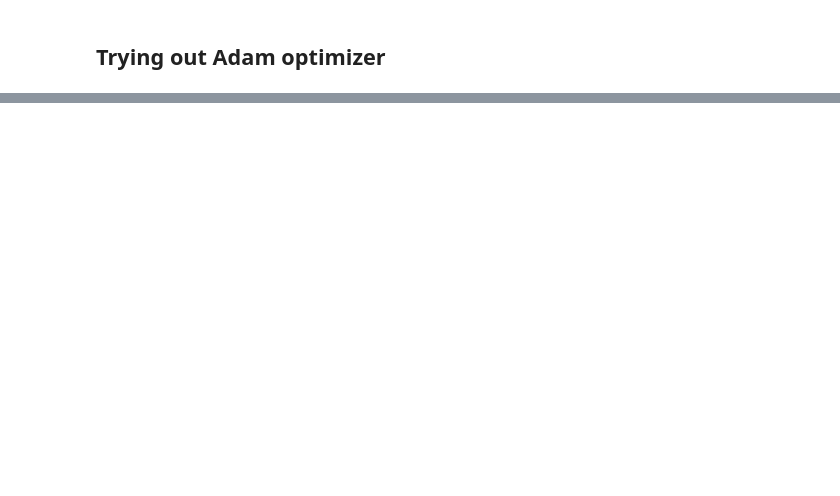
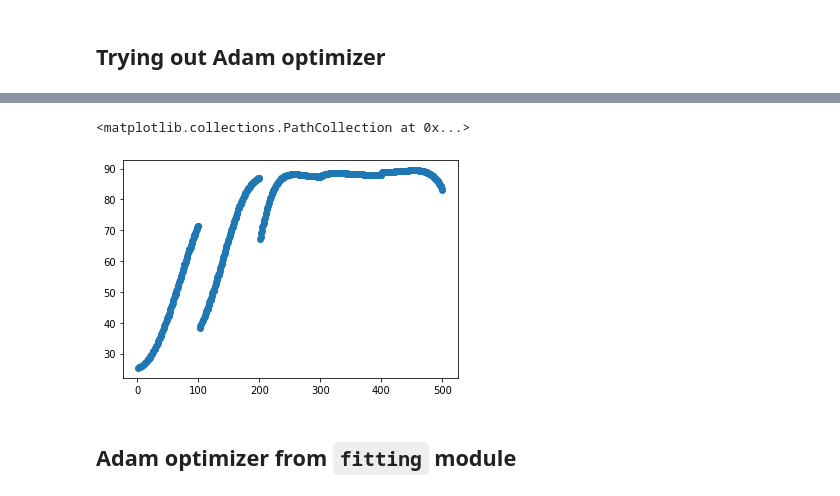
Before and after one commit to ssajous/europa-cycloids, a Jupyter notebook: src/Sample.ipynb, the cells around one changed output, grey strips where cells are left out. Saved outputs shown, nothing was run; the diff lists cells and outputs as text; code cells hidden in the pictures; blank space fills up the shorter version.

```diff
--- a/src/Sample.ipynb
+++ b/src/Sample.ipynb
@@ -1562,26 +1467,30 @@ array([-44.80755676,  29.81486031])
 # %% [markdown]
 ## Trying out Adam optimizer
 # %%
-min_vals = np.array([0, 0, 0])
-max_vals = np.array([360, 1, 360])
+min_vals = np.array([0, 0.01])
+max_vals = np.array([360, 1])
 
 def objective(batch, params):
 #     print(f"Running objective function with params {params}")
-    variables = params * max_vals + min_vals # denormalize
-    phase, obliquity, longitude = variables
+    variables = params * (max_vals - min_vals) + min_vals # denormalize
+    phase, obliquity = variables
     test_data = batch.copy()
-    test_data['lon'] = test_data['lon'] + longitude
+#     test_data['lon'] = test_data['lon'] + longitude
 
     field = tools.get_simon_stress_field(
         interior,
         test_data,
         phase=phase,
         eccentricity=0.01,
-        obliquity=obliquity,
+        obliquity=np.radians(obliquity),
         nsr=0,
         is_async=True,
         steps=360)
     error = fitting.find_heading_error(test_data, field)
+    if len(error) == 0:
+        print('NO Positive Stresses found!')
+        print(variables)
+
     result = error['deltaHeading']
 
     root_mean_squared_error = np.sqrt(np.sum(np.power(result, 2))) / result.shape[0]
@@ -1722,0 +1649,7 @@ fit_points.shape
+# %%
+plt.scatter(fit_points['pointNumber'], fit_points['stress'])
+# %% [output]
+<matplotlib.collections.PathCollection at 0x...>
+[figure, added]
+# %% [markdown]
+## Adam optimizer from `fitting` module
```
Also changed, not shown: parts of 28 cells of this notebook, 3 other files.
